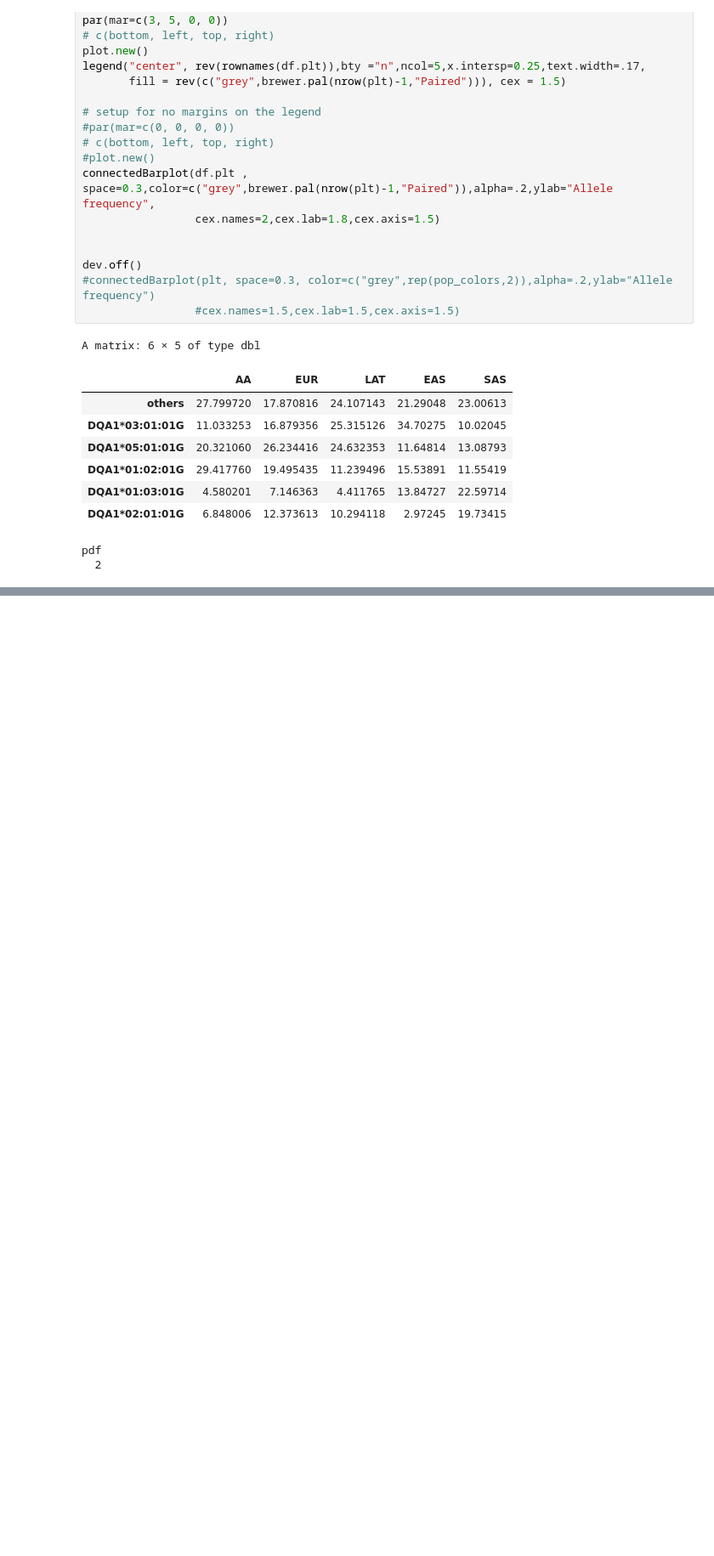
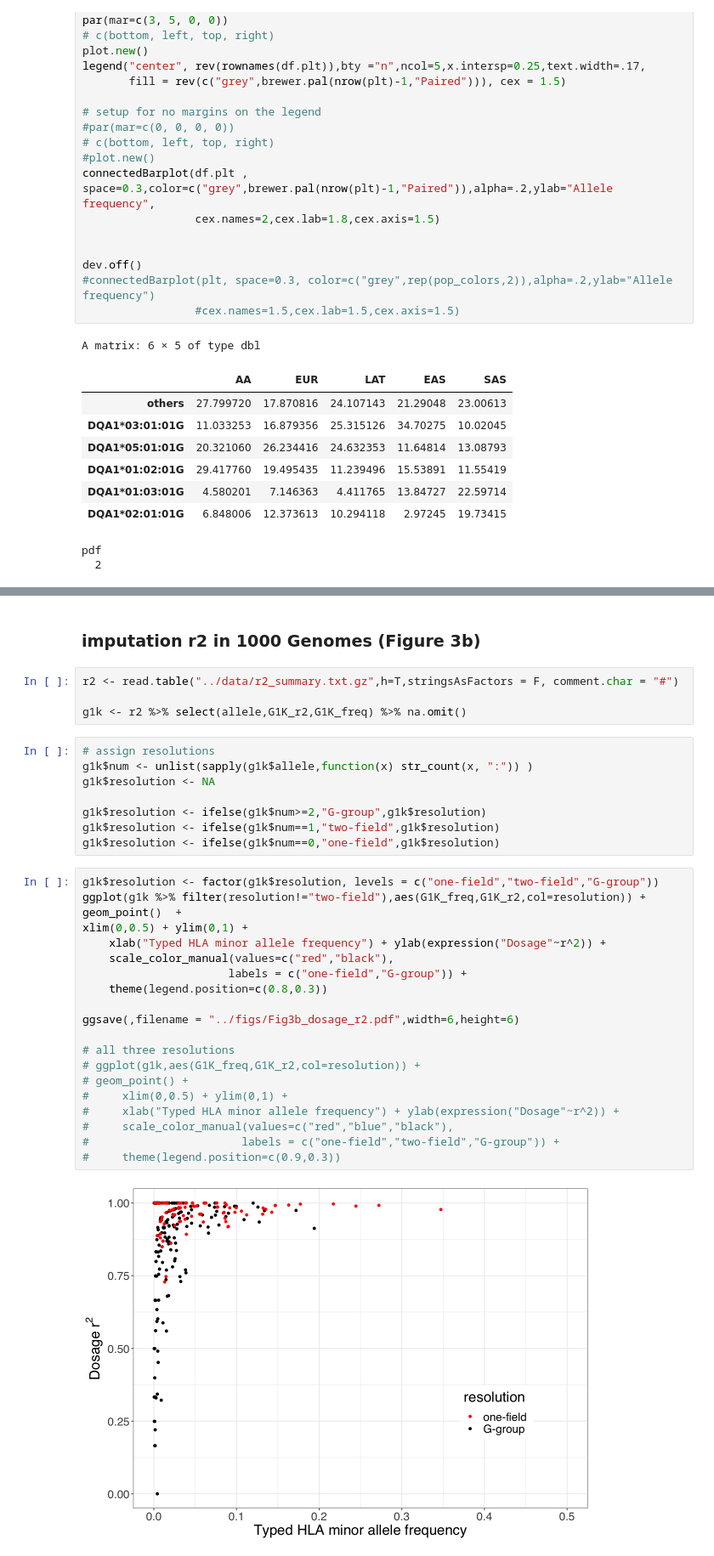
Before and after one commit to immunogenomics/HLA-TAPAS, a Jupyter notebook: manuscript/scripts/Main_Figures.ipynb, the cells around one changed output, grey strips where cells are left out. Shown at 85% size. Saved outputs shown, nothing was run; the diff lists cells and outputs as text; blank space fills up the shorter version.

```diff
--- a/manuscript/scripts/Main_Figures.ipynb
+++ b/manuscript/scripts/Main_Figures.ipynb
@@ -321,0 +348,36 @@ with data
+# %% [markdown]
+### imputation r2 in 1000 Genomes (Figure 3b)
+# %%
+r2 <- read.table("../data/r2_summary.txt.gz",h=T,stringsAsFactors = F, comment.char = "#")
+
+g1k <- r2 %>% select(allele,G1K_r2,G1K_freq) %>% na.omit()
+# %%
+# assign resolutions
+g1k$num <- unlist(sapply(g1k$allele,function(x) str_count(x, ":")) )
+g1k$resolution <- NA
+
+g1k$resolution <- ifelse(g1k$num>=2,"G-group",g1k$resolution)
+g1k$resolution <- ifelse(g1k$num==1,"two-field",g1k$resolution)
+g1k$resolution <- ifelse(g1k$num==0,"one-field",g1k$resolution)
+# %%
+g1k$resolution <- factor(g1k$resolution, levels = c("one-field","two-field","G-group"))
+ggplot(g1k %>% filter(resolution!="two-field"),aes(G1K_freq,G1K_r2,col=resolution)) +
+geom_point()  +
+xlim(0,0.5) + ylim(0,1) +
+    xlab("Typed HLA minor allele frequency") + ylab(expression("Dosage"~r^2)) +
+    scale_color_manual(values=c("red","black"),
+                      labels = c("one-field","G-group")) +
+    theme(legend.position=c(0.8,0.3))
+
+ggsave(,filename = "../figs/Fig3b_dosage_r2.pdf",width=6,height=6)
+
+# all three resolutions
+# ggplot(g1k,aes(G1K_freq,G1K_r2,col=resolution)) +
+# geom_point() +
+#     xlim(0,0.5) + ylim(0,1) +
+#     xlab("Typed HLA minor allele frequency") + ylab(expression("Dosage"~r^2)) +
+#     scale_color_manual(values=c("red","blue","black"),
+#                       labels = c("one-field","two-field","G-group")) +
+#     theme(legend.position=c(0.9,0.3))
+# %% [output]
+[figure, added]
```
Also changed, not shown: parts of 14 cells of this notebook, 15 other files.
